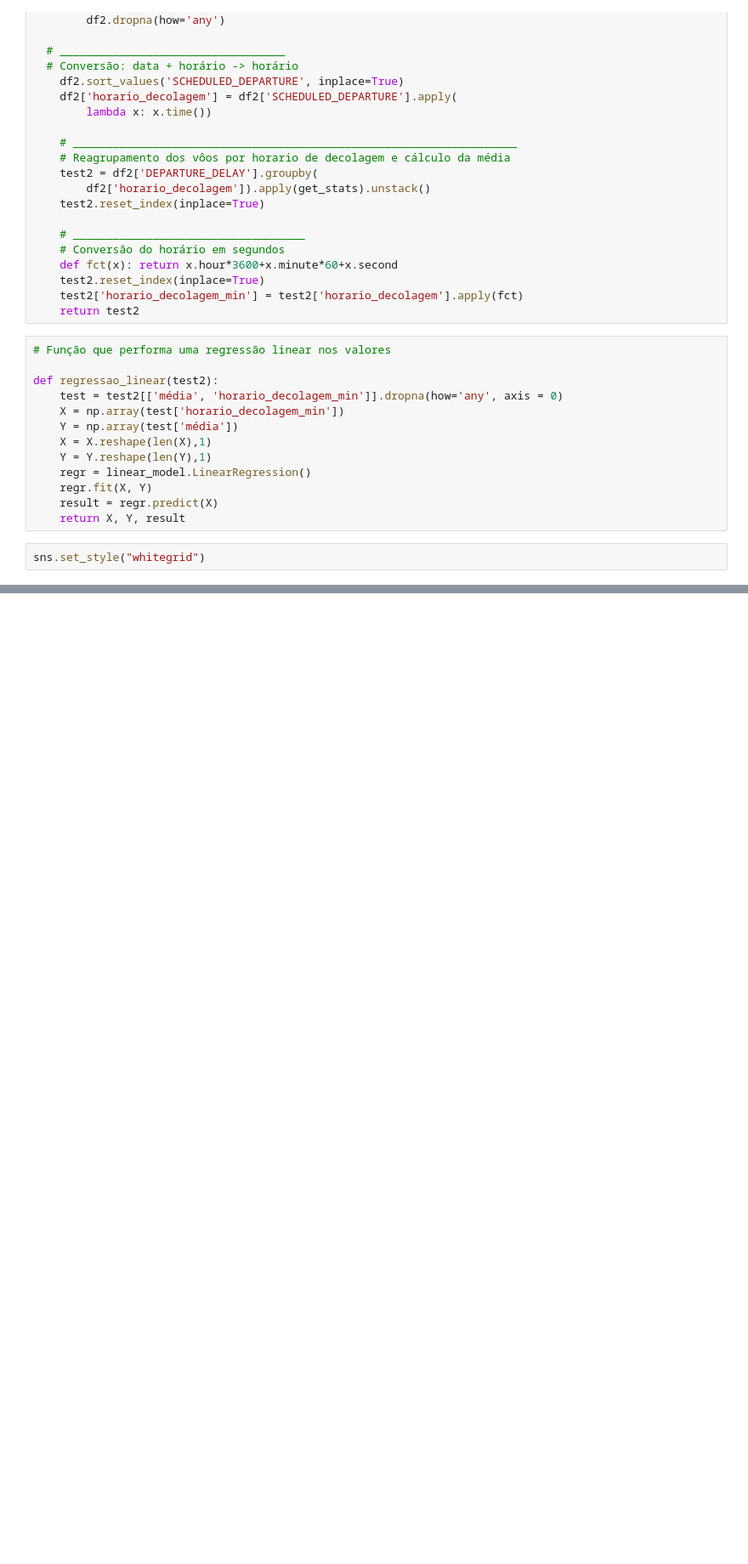
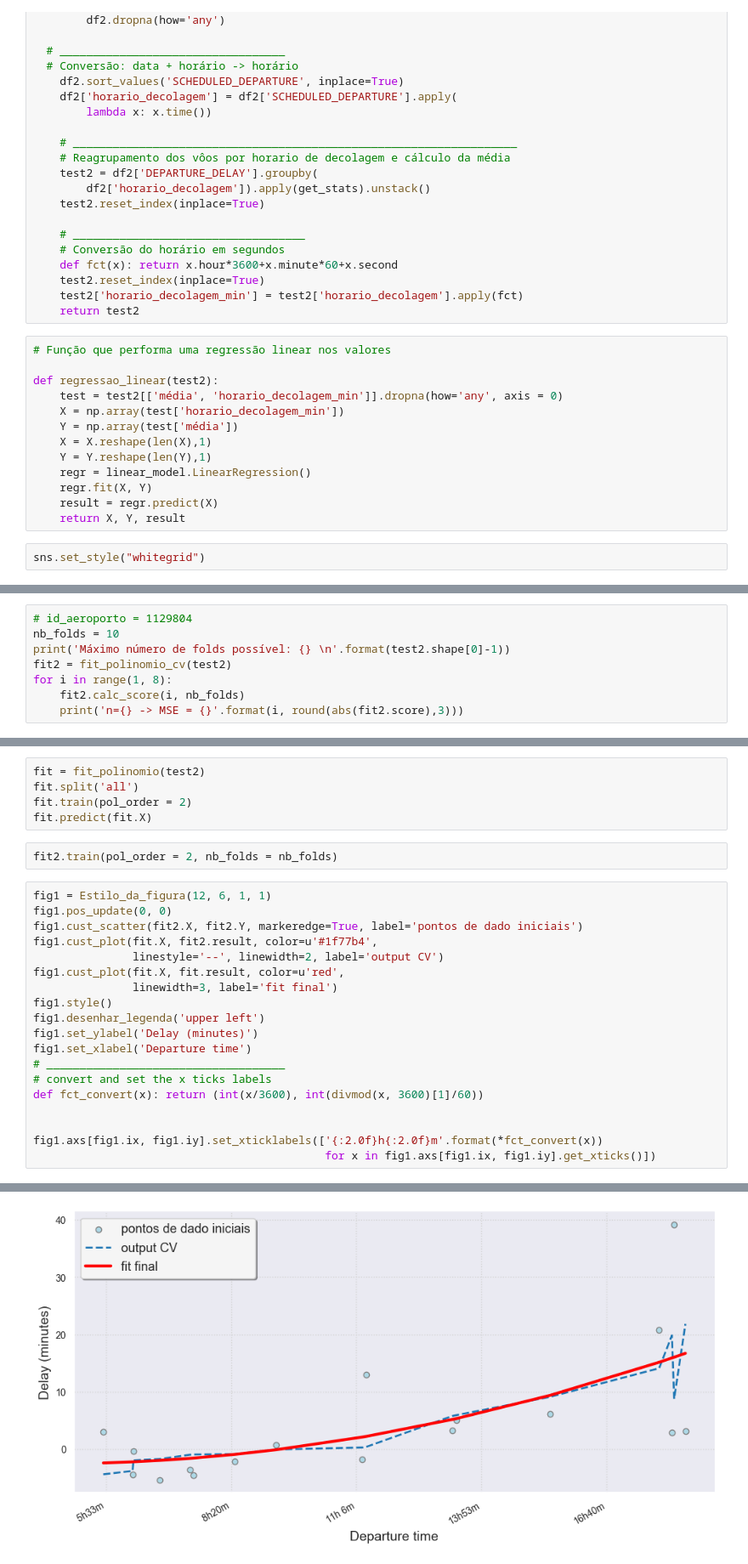
Before and after one commit to bekwendhausen/voos-kaggle-2015, a Jupyter notebook: flights-delay.ipynb, the cells around one changed output, grey strips where cells are left out. Shown at 85% size. Saved outputs shown, nothing was run; the diff lists cells and outputs as text; blank space fills up the shorter version.

```diff
--- a/flights-delay.ipynb
+++ b/flights-delay.ipynb
@@ -998,0 +1172,8 @@ L = plt.legend(fontsize=12)
+# %%
+# id_aeroporto = 1129804
+nb_folds = 10
+print('Máximo número de folds possível: {} \n'.format(test2.shape[0]-1))
+fit2 = fit_polinomio_cv(test2)
+for i in range(1, 8):
+    fit2.calc_score(i, nb_folds)
+    print('n={} -> MSE = {}'.format(i, round(abs(fit2.score),3)))
@@ -998,0 +1190,27 @@ L = plt.legend(fontsize=12)
+# %%
+fit = fit_polinomio(test2)
+fit.split('all')
+fit.train(pol_order = 2)
+fit.predict(fit.X)
+# %%
+fit2.train(pol_order = 2, nb_folds = nb_folds)
+# %%
+fig1 = Estilo_da_figura(12, 6, 1, 1)
+fig1.pos_update(0, 0)
+fig1.cust_scatter(fit2.X, fit2.Y, markeredge=True, label='pontos de dado iniciais')
+fig1.cust_plot(fit.X, fit2.result, color=u'#1f77b4',
+               linestyle='--', linewidth=2, label='output CV')
+fig1.cust_plot(fit.X, fit.result, color=u'red',
+               linewidth=3, label='fit final')
+fig1.style()
+fig1.desenhar_legenda('upper left')
+fig1.set_ylabel('Delay (minutes)')
+fig1.set_xlabel('Departure time')
+# ____________________________________
+# convert and set the x ticks labels
+def fct_convert(x): return (int(x/3600), int(divmod(x, 3600)[1]/60))
+
+
+fig1.axs[fig1.ix, fig1.iy].set_xticklabels(['{:2.0f}h{:2.0f}m'.format(*fct_convert(x))
+                                            for x in fig1.axs[fig1.ix, fig1.iy].get_xticks()])
+# %% [output]
@@ -998,0 +1224 @@ L = plt.legend(fontsize=12)
+[figure, added]
```
Also changed, not shown: parts of 35 cells of this notebook, 4 other files.
